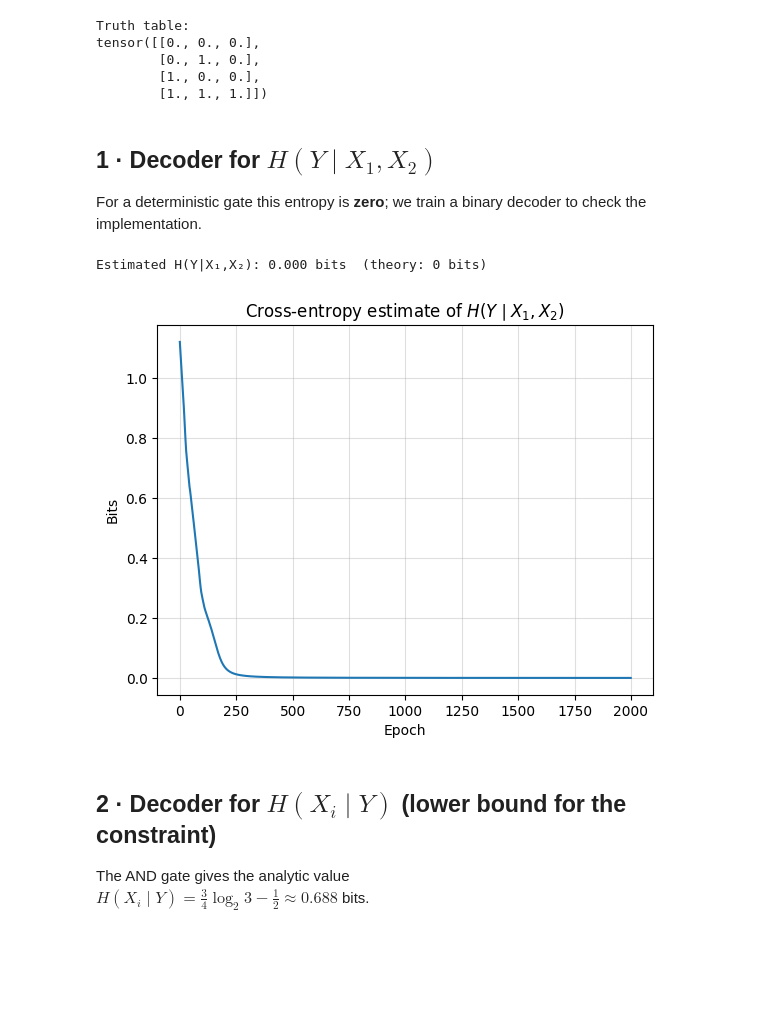
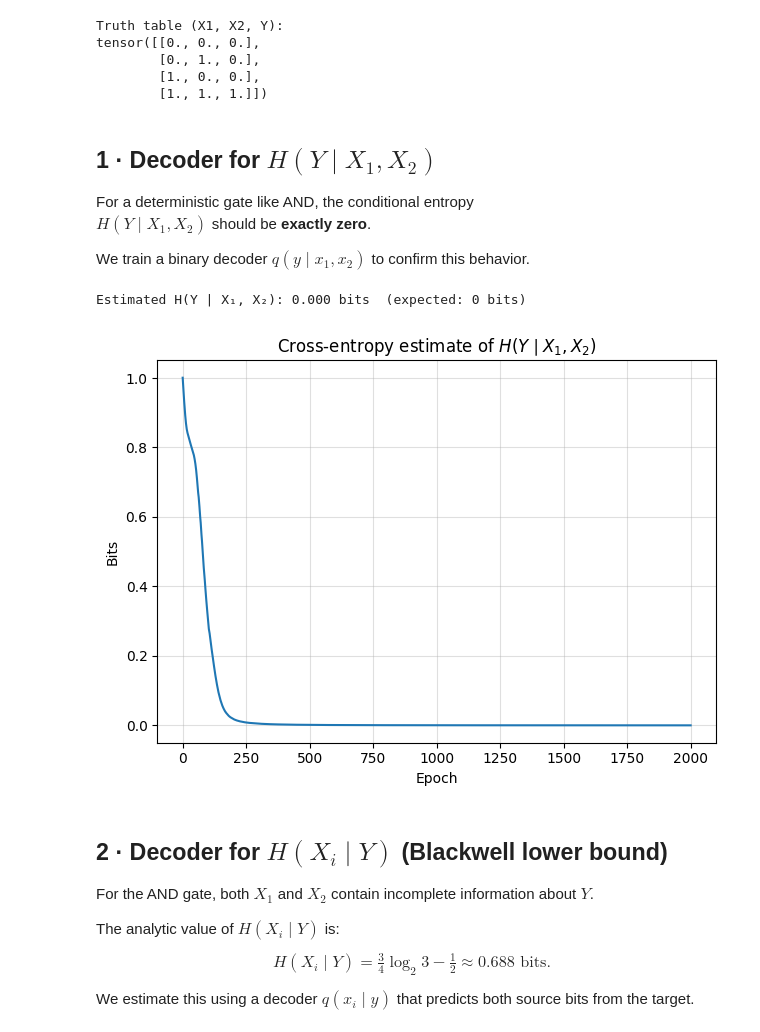
Before and after one commit to DavideNuzzi/DeepSynergy, a Jupyter notebook: examples/example_logic_gates.ipynb, the cells around one changed output. Cells and saved outputs as stored; diff of their text form; code cells hidden in the pictures; blank space fills up the shorter version.

```diff
--- a/examples/example_logic_gates.ipynb
+++ b/examples/example_logic_gates.ipynb
@@ -43,61 +50,75 @@ $$S = \max_Z H(Y\!\mid\!Z) - H(Y\!\mid\!X_1,X_2).$$
 # %%
-# Logical gate (switch to gate_XOR(), gate_UNQ(), gate_RDN() if desired)
-X, Y = gate_AND()                       # tensors of shape (4, 2) and (4, 1)
+# Load the full truth table of the AND gate
+X, Y = gate_AND()  # Shapes: (4, 2) and (4, 1)
 
-print("Truth table:")
+print("Truth table (X1, X2, Y):")
 print(torch.cat((X, Y), dim=1))
 # %% [output]
-Truth table:
+Truth table (X1, X2, Y):
 tensor([[0., 0., 0.],
         [0., 1., 0.],
         [1., 0., 0.],
         [1., 1., 1.]])
 # %% [markdown]
-## 1 · Decoder for $H(Y\mid X_1,X_2)$
+## 1 · Decoder for $H(Y \mid X_1, X_2)$
 
-For a deterministic gate this entropy is **zero**; we train a binary
-decoder to check the implementation.
+For a deterministic gate like AND, the conditional entropy
+$H(Y \mid X_1, X_2)$ should be **exactly zero**.
+
+We train a binary decoder $q(y \mid x_1, x_2)$ to confirm this behavior.
 # %%
-# Parameters
-batch_size = 4   # one full truth-table batch
-epochs      = 2_000
+# ─── Training setup ──────────────────────────────────────────────────
+batch_size = 4     # use full truth table in each batch
+epochs     = 2000  # number of training iterations
 
-# DataLoader
 dataloader = DataLoader(TensorDataset(X, Y), batch_size=batch_size)
 
-# Decoder q(y | x₁,x₂)
+# ─── Define binary decoder for q(y | x₁, x₂) ─────────────────────────
 decoder_y_x = decoders.BinaryDecoder(
     nn.Sequential(
         nn.Linear(2, 4), nn.ReLU(),
         nn.Linear(4, 8), nn.ReLU(),
         nn.Linear(8, 1),
     )
 ).to(device)
 
 optim = torch.optim.Adam(decoder_y_x.parameters(), lr=1e-2)
 
+# ─── Train decoder and evaluate entropy estimate ─────────────────────
 results_y_x = train_decoder(
     model         = decoder_y_x,
     dataloader    = dataloader,
     optimizer     = optim,
     show_progress = True,
     device        = device,
     epochs        = epochs,
 )
 
+H_y_x = results_y_x["loss"][0]
+print(f"Estimated H(Y | X₁, X₂): {H_y_x:.3f} bits  (expected: 0 bits)")
+
+# ─── Plot training curve ─────────────────────────────────────────────
 plt.figure()
 plt.plot(results_y_x["loss_history"], color="tab:blue")
-plt.title("Cross-entropy estimate of $H(Y\\mid X_1,X_2)$")
-plt.xlabel("Epoch"); plt.ylabel("Bits"); plt.grid(alpha=0.4)
-
-H_y_x = results_y_x["loss"][0]
-print(f"Estimated H(Y|X₁,X₂): {H_y_x:.3f} bits  (theory: 0 bits)")
+plt.title("Cross-entropy estimate of $H(Y \\mid X_1, X_2)$")
+plt.xlabel("Epoch")
+plt.ylabel("Bits")
+plt.grid(alpha=0.4)
+plt.tight_layout()
+plt.show()
 # %% [output]
-Estimated H(Y|X₁,X₂): 0.000 bits  (theory: 0 bits)
+Estimated H(Y | X₁, X₂): 0.000 bits  (expected: 0 bits)
-[figure, old version]
+[figure, new version]
 # %% [markdown]
-## 2 · Decoder for $H(X_i\mid Y)$  (lower bound for the constraint)
+## 2 · Decoder for $H(X_i \mid Y)$  (Blackwell lower bound)
 
-The AND gate gives the analytic value
-$H(X_i\mid Y) = \tfrac34\log_2 3 - \tfrac12 \approx 0.688$ bits.
+For the AND gate, both $X_1$ and $X_2$ contain incomplete information about $Y$.
+
+The analytic value of $H(X_i \mid Y)$ is:
+
+$$
+H(X_i \mid Y) = \tfrac{3}{4} \log_2 3 - \tfrac{1}{2} \approx 0.688 \text{ bits}.
+$$
+
+We estimate this using a decoder $q(x_i \mid y)$ that predicts both source bits from the target.
 # %%
```
Also changed, not shown: parts of 13 cells of this notebook, 11 other files.
